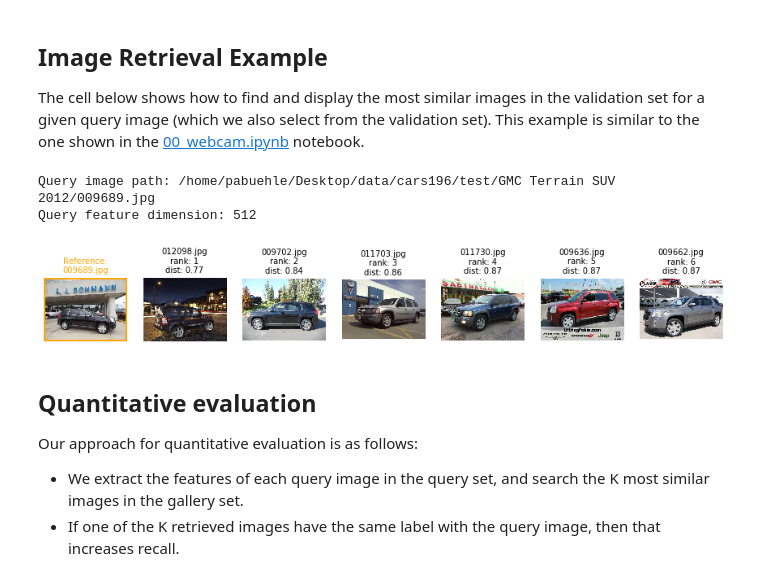
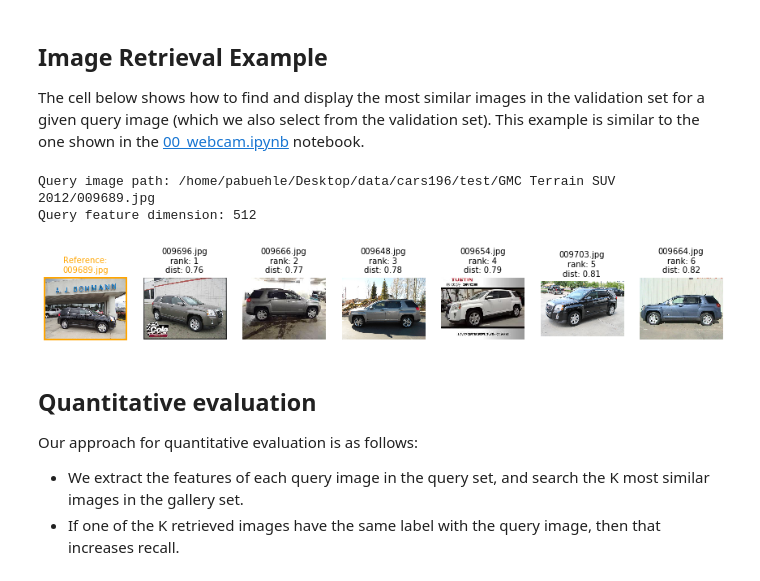
Before and after one commit to youngpark/computervision-recipes, a Jupyter notebook: scenarios/similarity/02_split_by_class.ipynb, the cells around one changed output. Saved outputs shown, nothing was run; the diff lists cells and outputs as text; code cells hidden in the pictures.

```diff
--- a/scenarios/similarity/02_split_by_class.ipynb
+++ b/scenarios/similarity/02_split_by_class.ipynb
@@ -87,14 +93,18 @@ DATA_RANKING_PATH = "/home/pabuehle/Desktop/data/cars196/test"
 
 # DNN configuration and learning parameters
 EPOCHS_HEAD = 4
-EPOCHS_BODY = 0 #12
+EPOCHS_BODY = 24
 LEARNING_RATE = 10* 1e-4
 BATCH_SIZE = 16
 ARCHITECTURE = models.resnet50 # models.resnet18
 IM_SIZE = 224 #300
+DROPOUT = 0
+EMBEDDING_DIM = 512 #2048 #512
 
 # Proposed in BMVC 2019 paper: "Classification is a Strong Baseline for Deep Metric Learning"
-use_norm_softmax_loss = False
+use_norm_softmax_loss = True
+
+TEMPERATURE = 0.05
 # %% [markdown]
 We can now build our training data object, and split it to get a certain percentage (here 20%) assigned to a validation set.
 # %%
@@ -130,7 +140,7 @@ learn = cnn_learner(
     data_finetune,
     ARCHITECTURE,
     metrics=[],
-    ps=0 #Leave dropout at zero. Higher values tend to perform significantly worse
+    ps=DROPOUT #Leave dropout at zero. Higher values tend to perform significantly worse
 )
 # %%
 import math
@@ -182,18 +204,25 @@ if use_norm_softmax_loss:
     # This next code line achieves two things:
     # (1) Remove last fc layer so that input to loss function is the DNN feature, e.g. 512 dimensional.
     # (2) Instead, add normalization which is referred to in the paper in section 3.2
-    learn.model[1][6] = nn.LayerNorm(FEATURE_DIM, elementwise_affine=False)
+    #learn.model[1][6] = nn.LayerNorm(FEATURE_DIM, elementwise_affine=False)
     #learn.model[1][6] = nn.Identity()
 
-    modules = []
-    modules.append(learn.model[1][0])
-    modules.append(learn.model[1][1])
-    modules.append(learn.model[1][2])
-    modules.append(learn.model[1][3])
-    modules.append(learn.model[1][4])
-    modules.append(learn.model[1][5])
-    modules.append(MyView())
-    modules.append(learn.model[1][6])
+    #modules = []
+    #modules.append(learn.model[1][0])
+    #modules.append(learn.model[1][1])
+    #modules.append(learn.model[1][2])
+    #modules.append(learn.model[1][3])
+    #modules.append(learn.model[1][4])
+    #modules.append(learn.model[1][5])
+    #for l in learn.model[1][:-1]:
+    #    modules.append(l)
+
+    print("** Before model modification **")
+    print(learn.model[1])
+
+    modules = [l for l in learn.model[1][:-1]]
+    modules.append(EmbeddedFeatureWrapper())
     learn.model[1] = torch.nn.Sequential(*modules)
 
-    learn.model[1]
+    print("\n** After model modification **")
+    print(learn.model[1])
@@ -295,18 +339,18 @@ The cell below shows how to find and display the most similar images in the vali
 # %%
 # Get the DNN feature for the query image
 query_im_path =  str(data_rank.train_ds.items[1])
 query_feature = dnn_features[query_im_path]
 print(f"Query image path: {query_im_path}")
 print(f"Query feature dimension: {len(query_feature)}")
-assert len(query_feature) == 512
+assert len(query_feature) == EMBEDDING_DIM
 
 # Compute the distances between the query and all reference images
 distances = compute_distances(query_feature, dnn_features)
 plot_distances(distances, num_rows=1, num_cols=7, figsize=(15,5))
 # %% [output]
 Query image path: /home/pabuehle/Desktop/data/cars196/test/GMC Terrain SUV 2012/009689.jpg
 Query feature dimension: 512
-[figure, old version]
+[figure, new version]
 # %% [markdown]
 ## Quantitative evaluation
 
```
Also changed, not shown: parts of 9 cells of this notebook.
